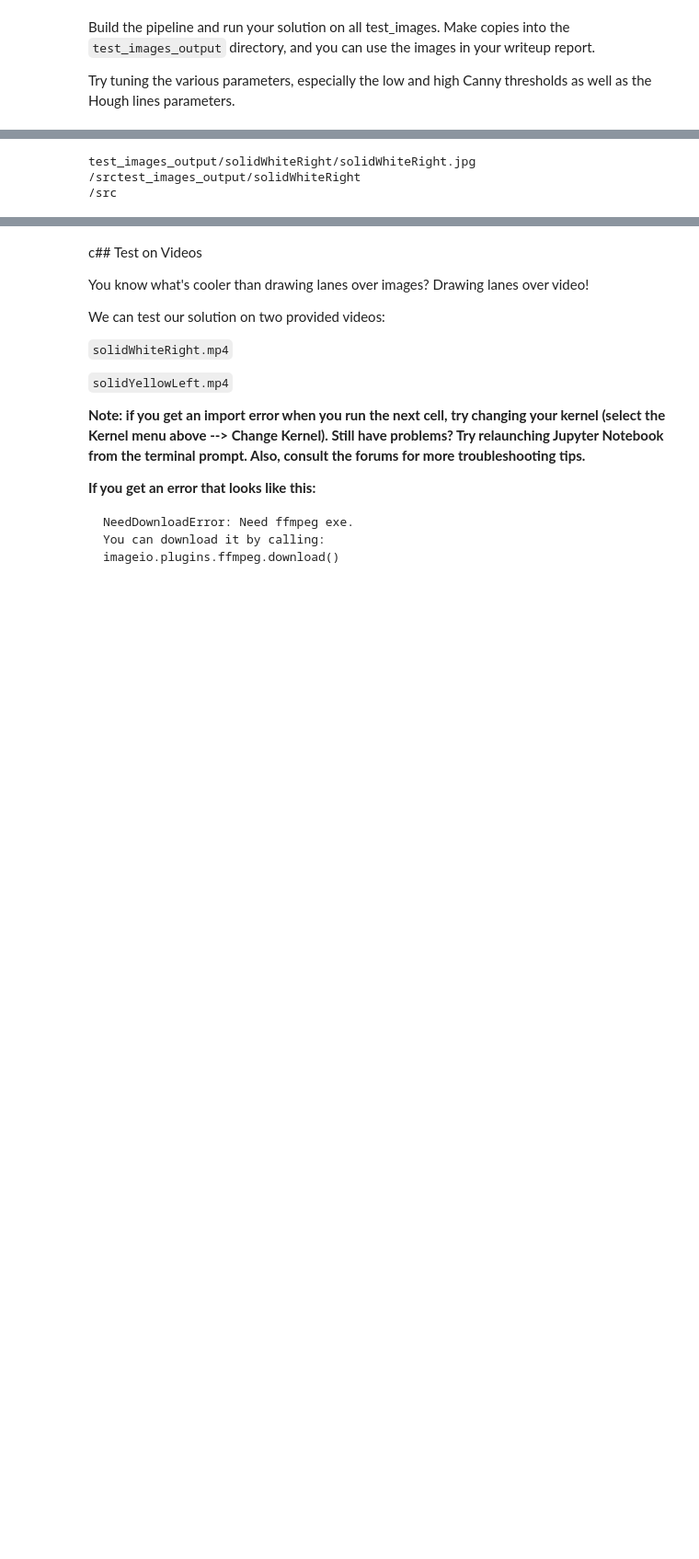
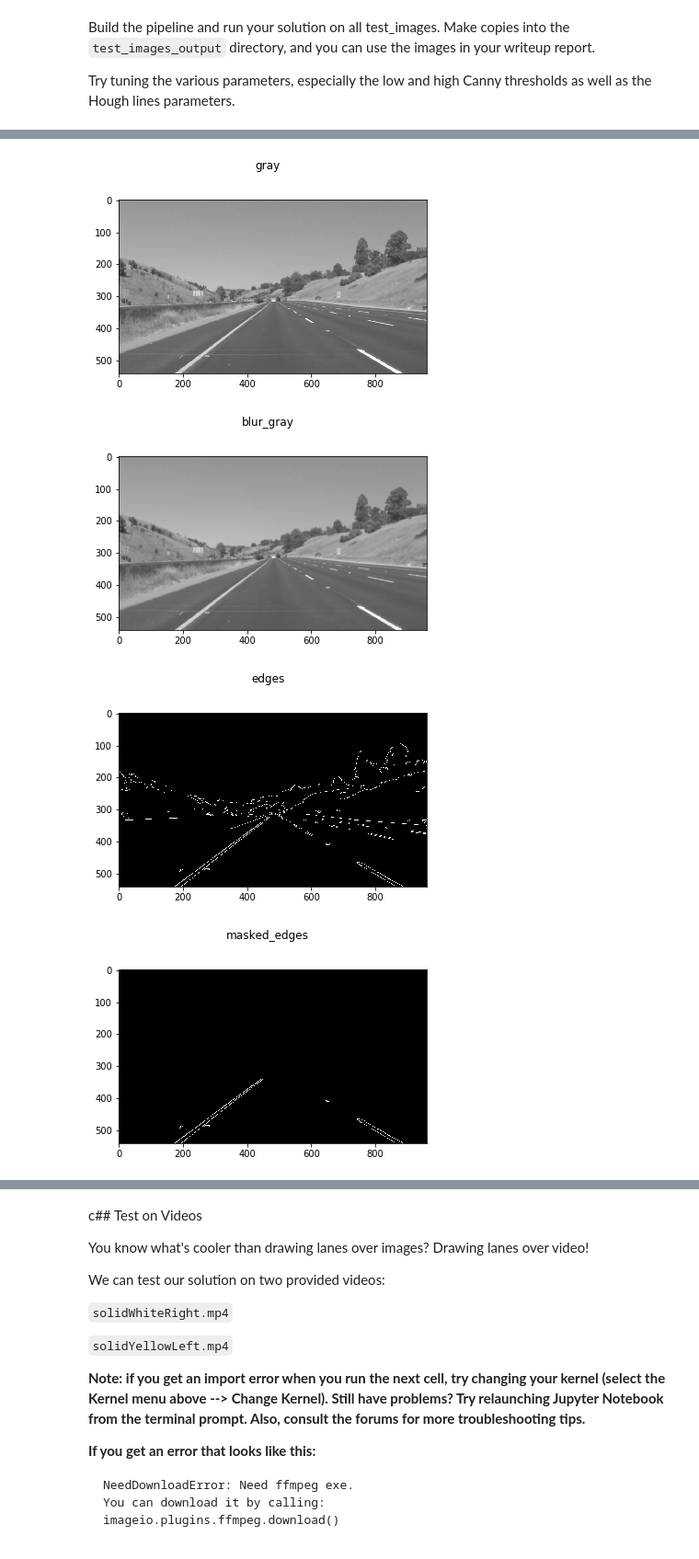
Before and after one commit to iochocolate/CarND-LaneLines-P1, a Jupyter notebook: P1.ipynb, the cells around one changed output, grey strips where cells are left out. Shown: that part at 92% size. Drawn from its saved outputs; the diff is of its cells as text; code cells hidden in the pictures; blank space fills up the shorter version.

Commit message:
added output folders for images

```diff
--- a/P1.ipynb
+++ b/P1.ipynb
@@ -401,9 +386,19 @@ for image_name in image_names:
-# %%
-cv2.imwrite(os.path.join('test_images_output/'+image_name[:-4]+'/'+image_name),final)
-print('test_images_output/'+image_name[:-4]+'/'+image_name)
-print(image_path)
-print(path)
-# %% [output]
-test_images_output/solidWhiteRight/solidWhiteRight.jpg
-/srctest_images_output/solidWhiteRight
-/src
+# %%
+# IMAGE EVOLUTION
+
+# Select image by changing k
+k = 0
+pipeline_names = ['gray','blur_gray', 'edges','masked_edges','line_image','final']
+image_name = image_names[k]
+image_path = path + images_o_home + image_name[:-4] + '/'
+
+for p_name in pipeline_names:
+    read_image = mpimg.imread(image_path + image_name[:-4] + "_" + p_name + '.jpg')
+    plt.figure()
+    plt.suptitle(p_name)
+    plt.imshow(read_image)
+# %% [output]
+[figure, added]
+[figure, added]
+[figure, added]
+[figure, added]
```
Also changed, not shown: parts of 9 cells of this notebook, 44 other files.
